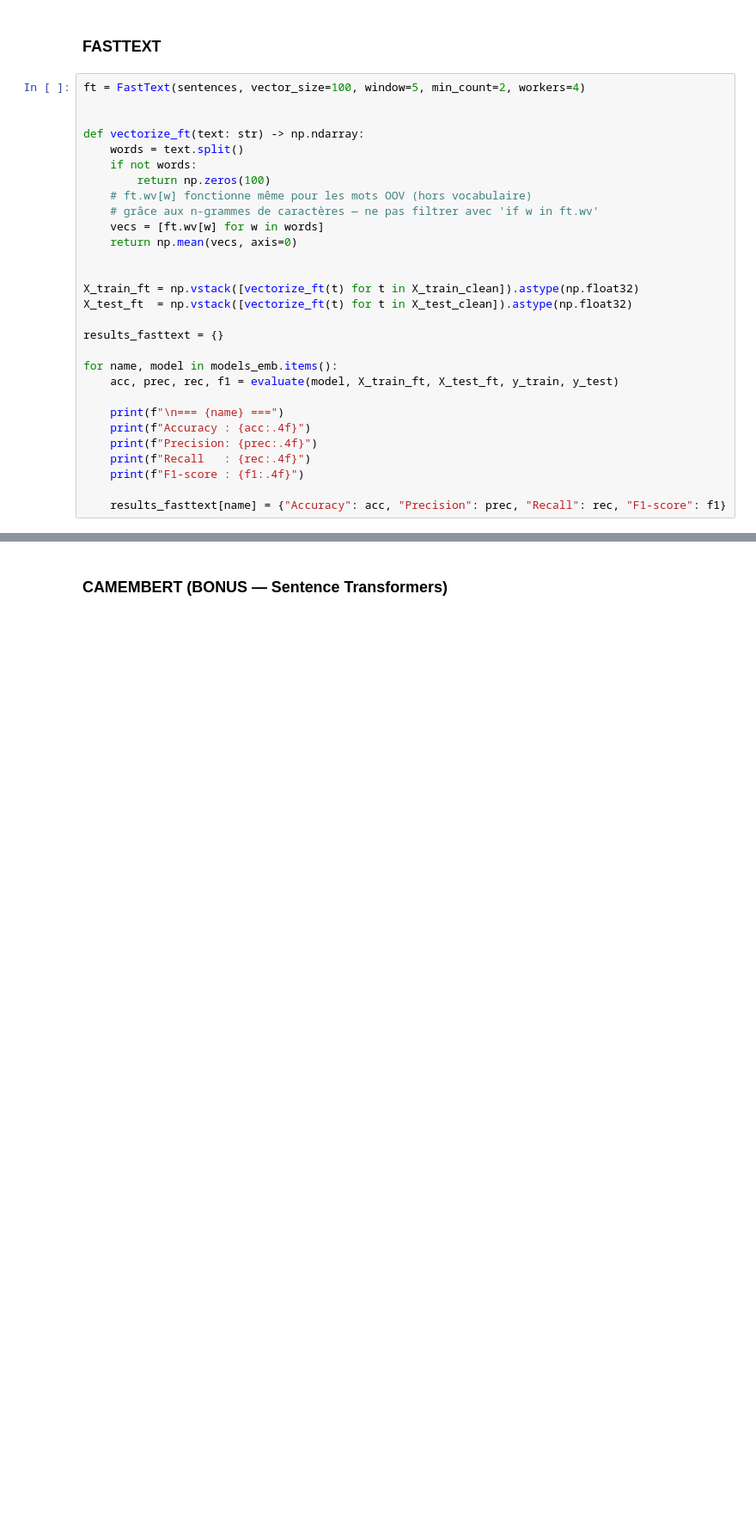
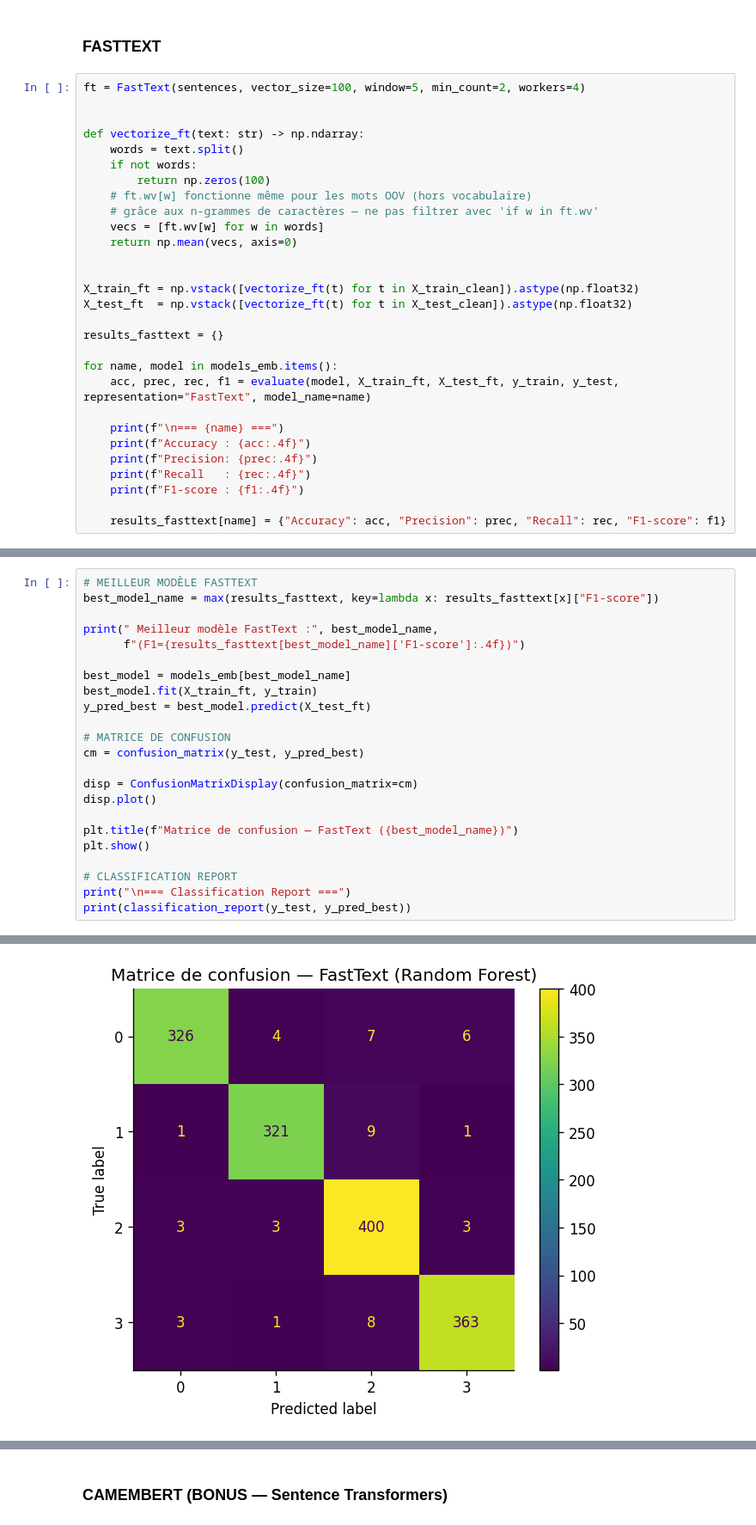
Before and after one commit to baccarifarah/eco-smart-classifier, a Jupyter notebook: src/nlp/text_classification.ipynb, the cells around one changed output, grey strips where cells are left out. Shown at 86% size. Cells and saved outputs as stored; diff of their text form; blank space fills up the shorter version.

```diff
--- a/src/nlp/text_classification.ipynb
+++ b/src/nlp/text_classification.ipynb
@@ -324,7 +465,7 @@ X_test_ft  = np.vstack([vectorize_ft(t) for t in X_test_clean]).astype(np.float3
 results_fasttext = {}
 
 for name, model in models_emb.items():
-    acc, prec, rec, f1 = evaluate(model, X_train_ft, X_test_ft, y_train, y_test)
+    acc, prec, rec, f1 = evaluate(model, X_train_ft, X_test_ft, y_train, y_test, representation="FastText", model_name=name)
 
     print(f"\n=== {name} ===")
     print(f"Accuracy : {acc:.4f}")
@@ -353,0 +497,24 @@ F1-score : 0.9658
+# %%
+# MEILLEUR MODÈLE FASTTEXT
+best_model_name = max(results_fasttext, key=lambda x: results_fasttext[x]["F1-score"])
+
+print(" Meilleur modèle FastText :", best_model_name,
+      f"(F1={results_fasttext[best_model_name]['F1-score']:.4f})")
+
+best_model = models_emb[best_model_name]
+best_model.fit(X_train_ft, y_train)
+y_pred_best = best_model.predict(X_test_ft)
+
+# MATRICE DE CONFUSION
+cm = confusion_matrix(y_test, y_pred_best)
+
+disp = ConfusionMatrixDisplay(confusion_matrix=cm)
+disp.plot()
+
+plt.title(f"Matrice de confusion — FastText ({best_model_name})")
+plt.show()
+
+# CLASSIFICATION REPORT
+print("\n=== Classification Report ===")
+print(classification_report(y_test, y_pred_best))
+# %% [output]
@@ -353,0 +522 @@ F1-score : 0.9658
+[figure, added]
```
Also changed, not shown: parts of 23 cells of this notebook.
